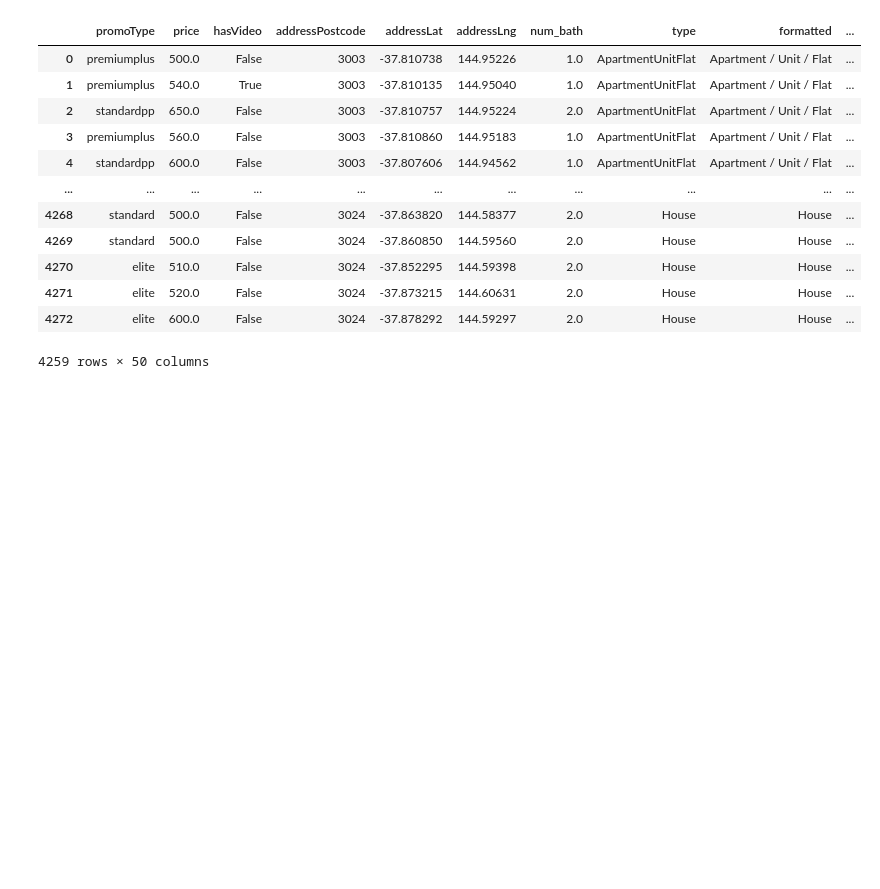
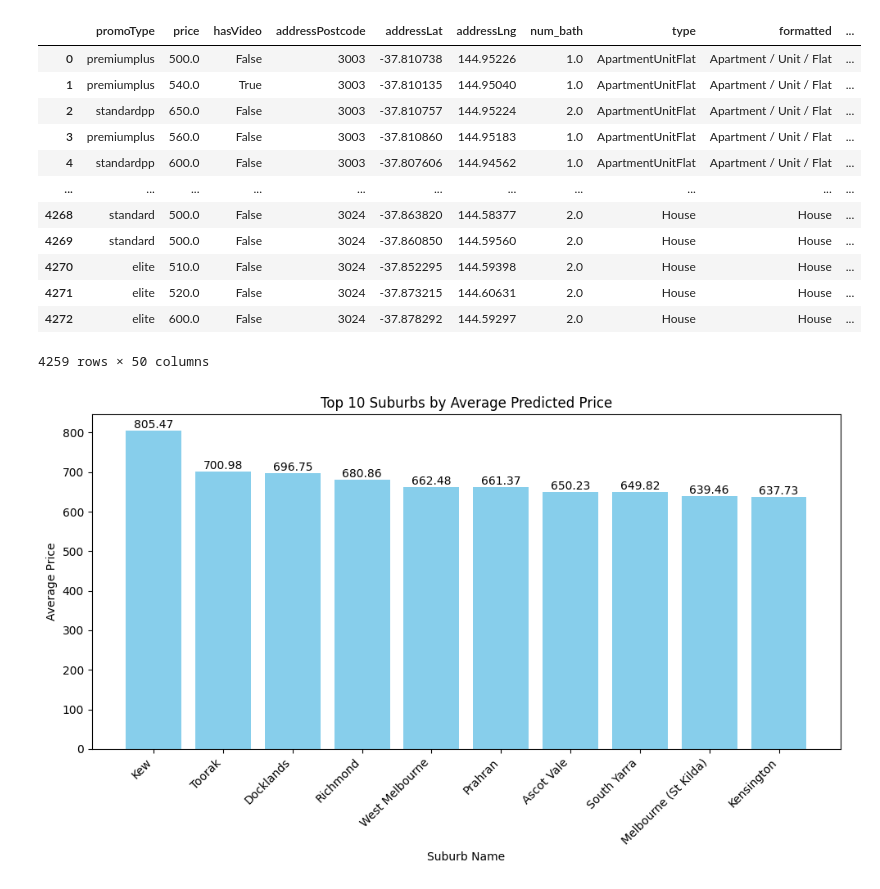
Before and after one commit to MAST30034-AppliedDataScience/project-2-group-real-estate-industry-project-17, a Jupyter notebook: notebooks/growth rate and price.ipynb, the cells around one changed output. Drawn from its saved outputs; the diff is of its cells as text; code cells hidden in the pictures; blank space fills up the shorter version.

```diff
--- a/notebooks/growth rate and price.ipynb
+++ b/notebooks/growth rate and price.ipynb
@@ -149,11 +149,9 @@ p-value: 0.0000
 Slope: 0.0005
 Intercept: 3.9268
 # %%
-df = df.drop(columns=['agentNames', 'brandName', 'addressStreet',
-                              'addressSuburb', 'addressState',
-                              'id'])
+df = df.drop(columns=['agentNames', 'brandName', 'addressStreet','addressSuburb', 'addressState','id'])
 
-# 2025_growth_rate	2026_growth_rate
+# 2025_growth_rate  2026_growth_rate
 # %%
 numeric_features = df.select_dtypes(exclude=['object']).columns.to_list()
 numeric_features
@@ -266,3 +264,38 @@ df
 | 4271 | elite | 520.0 | False | 3024 | -37.873215 | 144.60631 | 2.0 | House | House | ... |
 | 4272 | elite | 600.0 | False | 3024 | -37.878292 | 144.59297 | 2.0 | House | House | ... |
 4259 rows × 50 columns
+# %%
+import pandas as pd
+import matplotlib.pyplot as plt
+
+postcode_to_suburb = {
+    3101: 'Kew',
+    3142: 'Toorak',
+    3008: 'Docklands',
+    3121: 'Richmond',
+    3003: 'West Melbourne',
+    3181: 'Prahran',
+    3013: 'Ascot Vale',
+    3141: 'South Yarra',
+    3004: 'Melbourne (St Kilda)',
+    3031: 'Kensington'
+}
+
+top_10_avg_price = df.groupby('addressPostcode')['price'].mean().sort_values(ascending=False).head(10)
+top_10_avg_price.index = top_10_avg_price.index.map(postcode_to_suburb)
+
+plt.figure(figsize=(10, 6))
+bars = plt.bar(top_10_avg_price.index.astype(str), top_10_avg_price, color='skyblue')
+
+for bar in bars:
+    yval = bar.get_height()
+    plt.text(bar.get_x() + bar.get_width()/2, yval, round(yval, 2), ha='center', va='bottom')
+
+plt.title('Top 10 Suburbs by Average Predicted Price')
+plt.xlabel('Suburb Name')
+plt.ylabel('Average Price')
+plt.xticks(rotation=45, ha='right')
+plt.tight_layout()
+plt.show()
+# %% [output]
+[figure, added]
```
Also changed, not shown: parts of 2 cells of this notebook.
